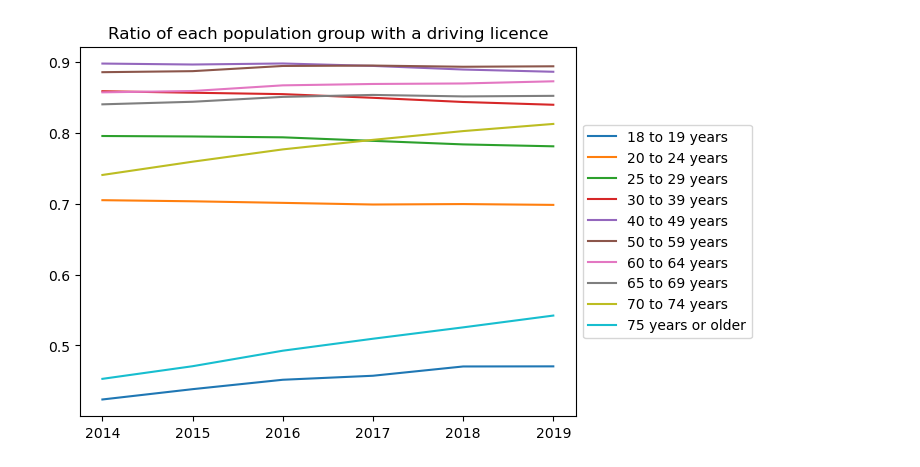
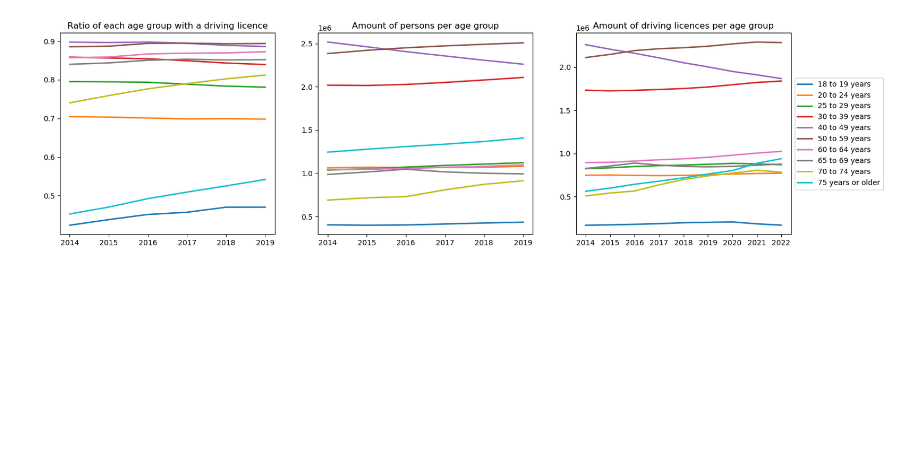
Before and after one commit to JosephineScholte/TIL6022-LabAssignments-group-11, a Jupyter notebook: Project/Jochem/Project.ipynb, the cells around one changed output. Saved outputs shown, nothing was run; the diff lists cells and outputs as text; code cells hidden in the pictures; blank space fills up the shorter version.

```diff
--- a/Project/Jochem/Project.ipynb
+++ b/Project/Jochem/Project.ipynb
@@ -9,8 +12,9 @@ import plotly.express as px
 # %%
-data_lic_henk = pd.DataFrame(cbsodata.get_data('83488ENG',
+# Load Datasets
+data_lic_temp   = pd.DataFrame(cbsodata.get_data('83488ENG',
                         dir = 'C:/Users/Jochi/TIL6022-LabAssignments-group-11/Data')) # People with a driving licence
 #data_traffic = pd.DataFrame(cbsodata.get_data('84707ENG')) # Mobility, traffic participation
 #data_travel = pd.DataFrame(cbsodata.get_data('84713ENG')) # Mobility per person, travel characteristics
 # %%
-df_pop_henk = pd.DataFrame(cbsodata.get_data('7461ENG'))   # Insert dataset with population data
+df_pop_temp = pd.DataFrame(cbsodata.get_data('7461ENG'))   # Insert dataset with population data
 # %%
@@ -64,20 +75,46 @@ ages = np.sort(ages)
 # %%
+# create figure for three subplots.
+f = plt.figure(figsize=(18, 5))
+
+# Filter dataset on total data, per age group for passenger cars.
 for i in range(len(ages)):
     data_lic_tot = data_lic[(data_lic.Region == 'Nederland')
                         & (data_lic.AgeDrivingLicenseHolder == ages[i])
                         & (data_lic.CategoryDrivingLicence == 'Passenger car driving licence total')]
-    #display(data_lic_tot)
-    data_lic_tot.PeopleWithADrivingLicence_1.astype(int)
+    data_lic_tot.PeopleWithADrivingLicence_1.astype(int) # convert data to integer
+
+# Group population data per age and year.
     df_pop_tot = df_pop[(df_pop.Age == ages[i])]
     df_pop_new = df_pop_tot.groupby(['Periods']).sum()
-    #display(df_pop_new)
+
+# Create new column for the ratio of driving licences per age group.
     x = np.zeros(len(df_pop_new))
     for j in range(len(df_pop_new)):
         x[j]= data_lic_tot.iloc[j, 5] / df_pop_new.iloc[j, 1]
     df_pop_new['Ratio'] = x
-    plt.plot(data_lic_tot.Periods[0:6], df_pop_new.Ratio, label=ages[i])
-    plt.legend(loc='center left', bbox_to_anchor=(1, 0.5))
-plt.title('Ratio of each population group with a driving licence')
+
+# Plot data of Ratio of driving licences per age group.
+    plt.subplot(1, 3, 1)
+    plt.plot(data_lic_tot.Periods[0:6], df_pop_new.Ratio, label=ages[i], linewidth=2)
+    plt.title('Ratio of each age group with a driving licence')
+
+# Plot data of total persons per age group over the years.
+    plt.subplot(1, 3, 2)
+    plt.plot(data_lic_tot.Periods[0:6], df_pop_new.TotalPopulation_1, label = ages[i], linewidth =2)
+    plt.title('Amount of persons per age group')
+
+# Filter dataset on total data, per age group for passenger cars.
+plt.subplot(1, 3, 3)
+for i in range(len(ages)):
+    data_lic_tot = data_lic[(data_lic.Region == 'Nederland')
+                        & (data_lic.AgeDrivingLicenseHolder == ages[i])
+                        & (data_lic.CategoryDrivingLicence == 'Passenger car driving licence total')]
+
+# Plot data of total driving licences per age group over the years.
+    plt.plot(data_lic_tot.Periods, data_lic_tot.PeopleWithADrivingLicence_1, label=ages[i],
+             linewidth =2)
+plt.title('Amount of driving licences per age group')
+plt.legend(loc='center left', bbox_to_anchor=(1, 0.5))
 plt.show()
 # %% [output]
-[figure, old version]
+[figure, new version]
```
Also changed, not shown: parts of 11 cells of this notebook.
